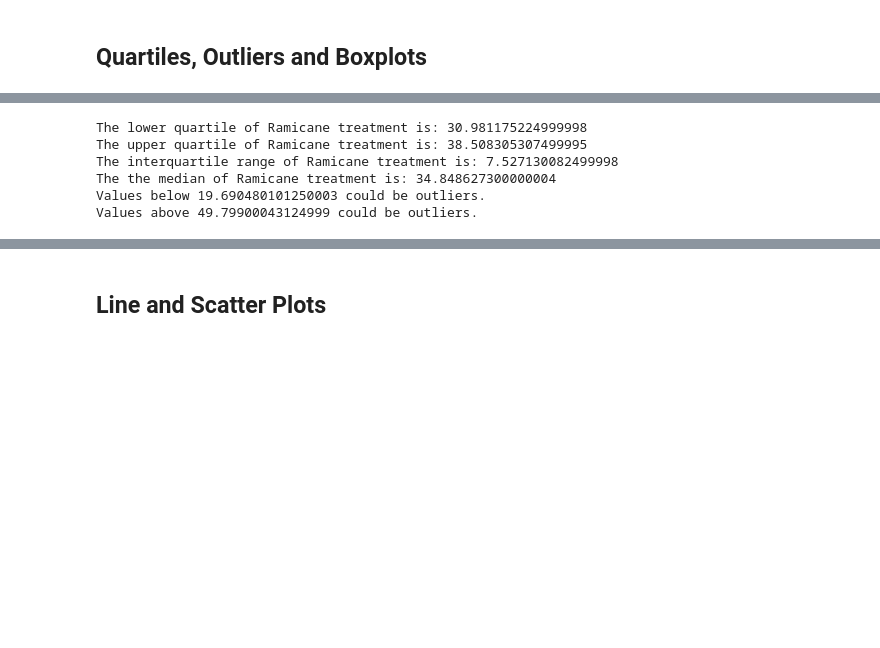
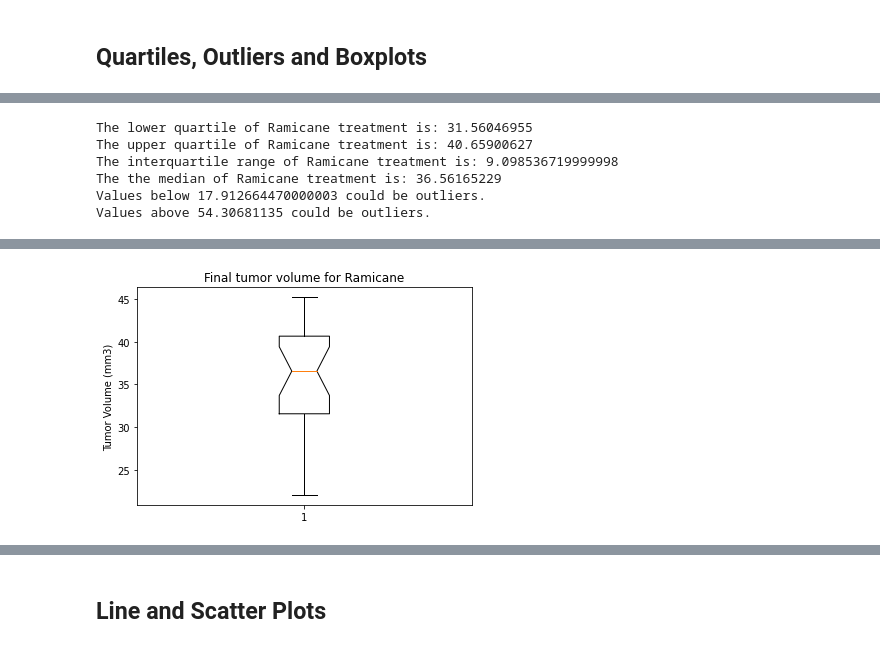
Before and after one commit to aditirai3/Drug-Efficacy, a Jupyter notebook: Pymaceuticals/pymaceuticals_starter.ipynb, the cells around one changed output, grey strips where cells are left out. Cells and saved outputs as stored; diff of their text form; code cells hidden in the pictures; blank space fills up the shorter version.

```diff
--- a/Pymaceuticals/pymaceuticals_starter.ipynb
+++ b/Pymaceuticals/pymaceuticals_starter.ipynb
@@ -320,6 +351,6 @@ Values above 51.83201549 could be outliers.
 # %%
 #Ramicane IQR and outliers
-ram_df = four_regiments_reset.loc[(four_regiments_reset["Drug Regimen"] == "Ramicane")]
+ram_df = merged_max_time.loc[(merged_max_time["Drug Regimen"] == "Ramicane")]
 
 ram_quartiles = ram_df["Tumor Volume (mm3)"].quantile([.25,.5,.75])
 ram_lowerq = ram_quartiles[0.25]
@@ -344,9 +375,9 @@ ax2.set_ylabel("Tumor Volume (mm3)")
 ax2.boxplot(ram_df_tumor, notch=True, showfliers=True)
 plt.show()
 # %% [output]
-The lower quartile of Ramicane treatment is: 30.981175224999998
-The upper quartile of Ramicane treatment is: 38.508305307499995
-The interquartile range of Ramicane treatment is: 7.527130082499998
-The the median of Ramicane treatment is: 34.848627300000004
-Values below 19.690480101250003 could be outliers.
-Values above 49.79900043124999 could be outliers.
+The lower quartile of Ramicane treatment is: 31.56046955
+The upper quartile of Ramicane treatment is: 40.65900627
+The interquartile range of Ramicane treatment is: 9.098536719999998
+The the median of Ramicane treatment is: 36.56165229
+Values below 17.912664470000003 could be outliers.
+Values above 54.30681135 could be outliers.
@@ -355,2 +384,3 @@ Values above 49.79900043124999 could be outliers.
+[figure, added]
 # %%
 #Infubinol IQR and outliers
```
Also changed, not shown: parts of 15 cells of this notebook.
